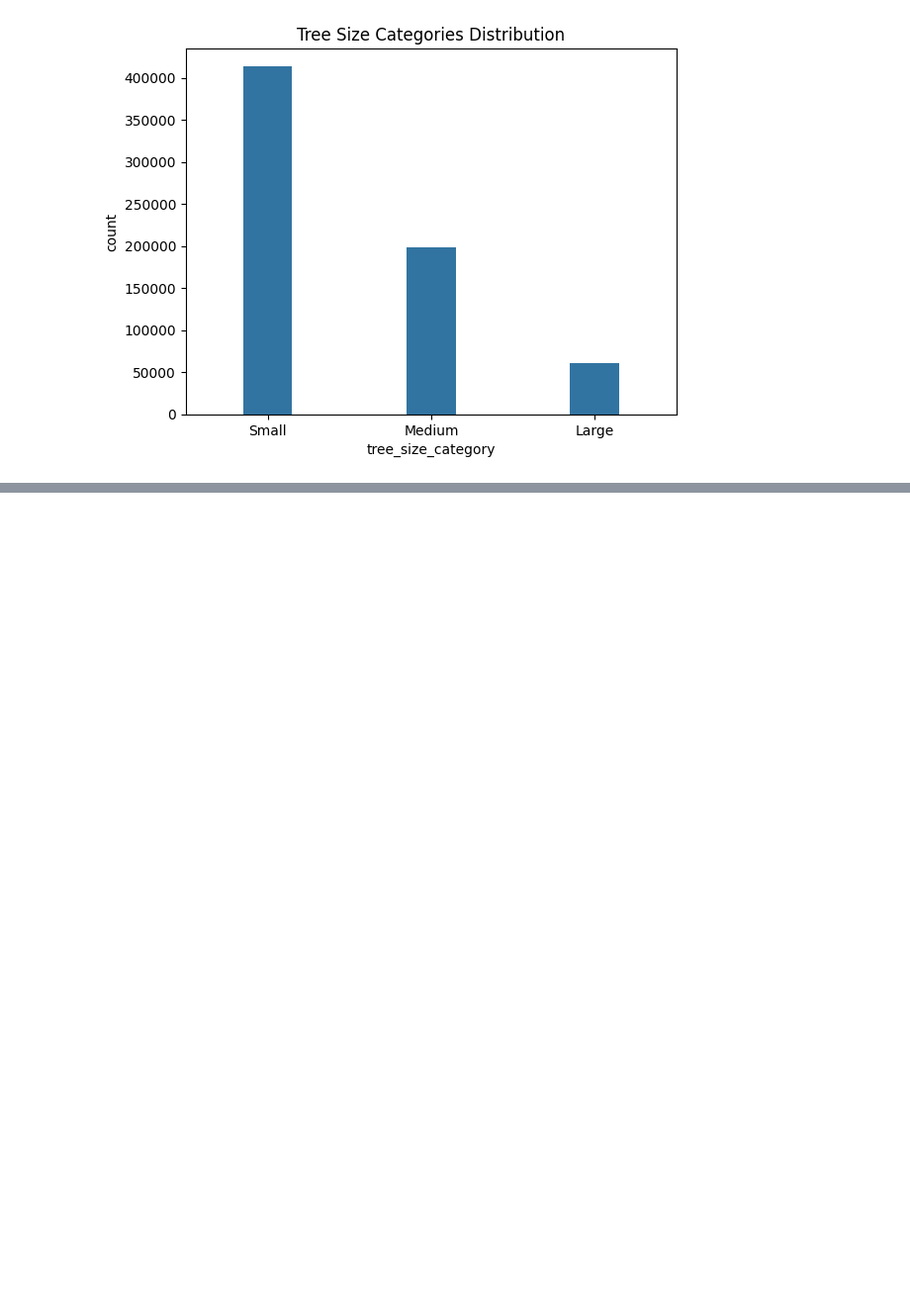
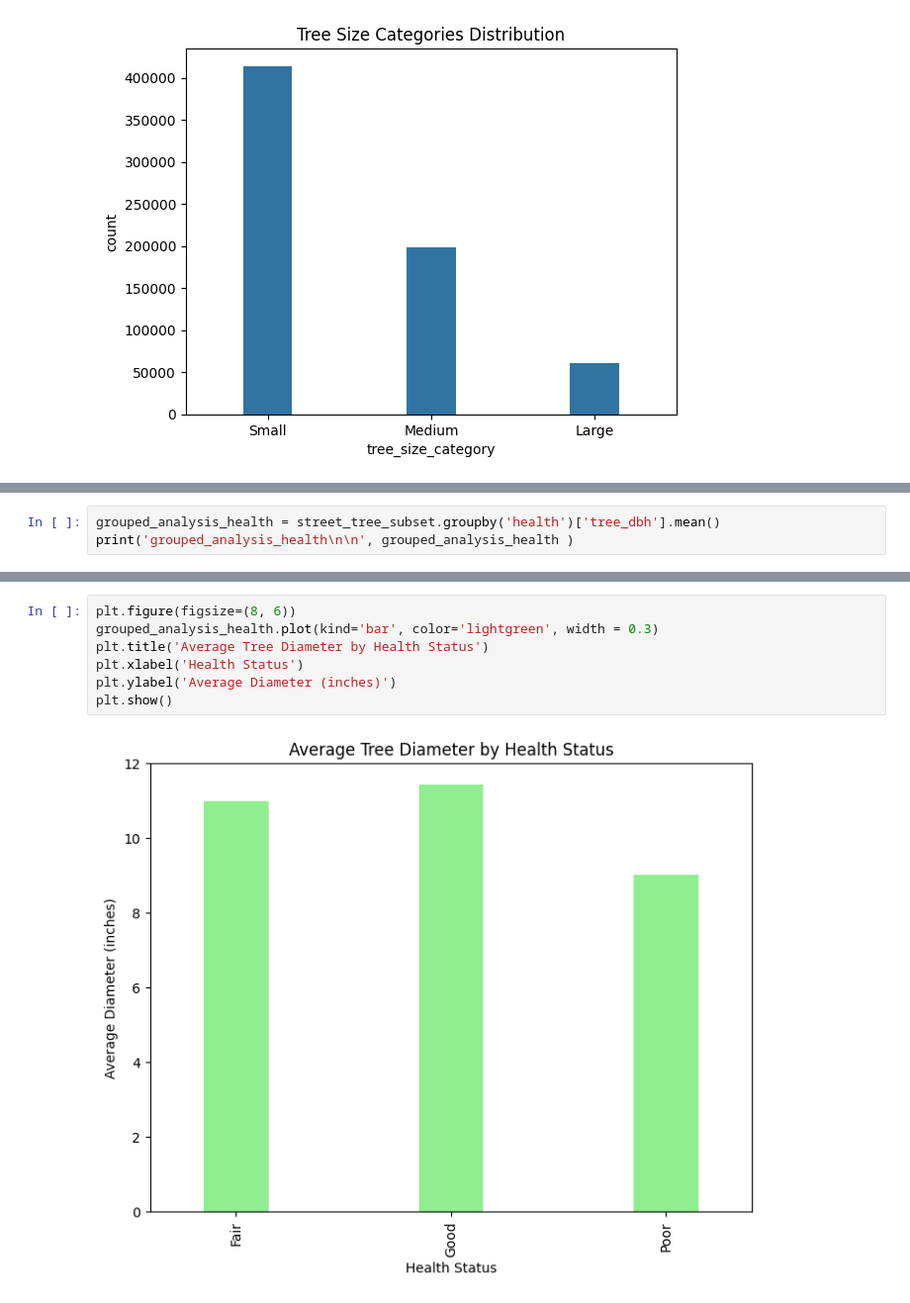
Before and after one commit to asha8r/2015-Street-Tree-Census, a Jupyter notebook: 2015_Street_Tree_Census.ipynb, the cells around one changed output, grey strips where cells are left out. Shown: that part at 99% size. Cells and saved outputs as stored; diff of their text form; blank space fills up the shorter version.

```diff
--- a/2015_Street_Tree_Census.ipynb
+++ b/2015_Street_Tree_Census.ipynb
@@ -418,0 +457,3 @@ plt.show()
+# %%
+grouped_analysis_health = street_tree_subset.groupby('health')['tree_dbh'].mean()
+print('grouped_analysis_health\n\n', grouped_analysis_health )
@@ -418,0 +477,9 @@ plt.show()
+# %%
+plt.figure(figsize=(8, 6))
+grouped_analysis_health.plot(kind='bar', color='lightgreen', width = 0.3)
+plt.title('Average Tree Diameter by Health Status')
+plt.xlabel('Health Status')
+plt.ylabel('Average Diameter (inches)')
+plt.show()
+# %% [output]
+[figure, added]
```
Also changed, not shown: parts of 4 cells of this notebook.
